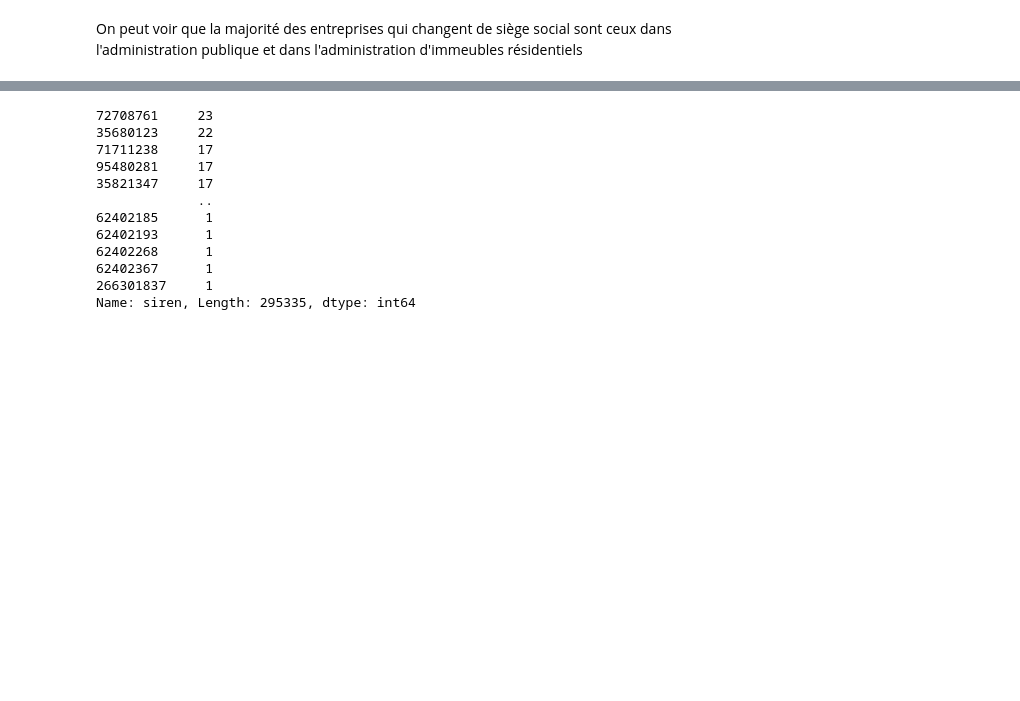
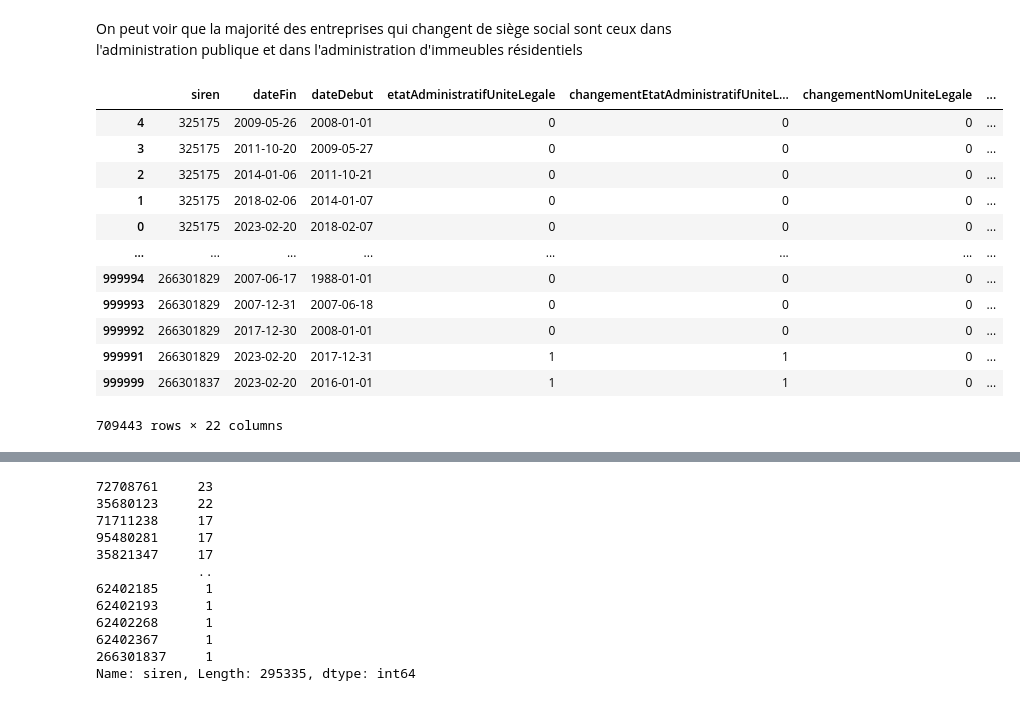
Before and after one commit to JonathanLouamba/Projet_GGVie, a Jupyter notebook: Detection_UniteLegaleHist_GGVIE.ipynb, the cells around one changed output, grey strips where cells are left out. Drawn from its saved outputs; the diff is of its cells as text; code cells hidden in the pictures; blank space fills up the shorter version.

```diff
--- a/Detection_UniteLegaleHist_GGVIE.ipynb
+++ b/Detection_UniteLegaleHist_GGVIE.ipynb
@@ -247,2 +259,18 @@ pd.Series(encoder_apul.inverse_transform(df["activitePrincipaleUniteLegale"].loc
 # %% [markdown]
 On peut voir que la majorité des entreprises qui changent de siège social sont ceux dans l'administration publique et dans l'administration d'immeubles résidentiels
+# %%
+df
+# %% [output]
+|  | siren | dateFin | dateDebut | etatAdministratifUniteLegale | changementEtatAdministratifUniteL... | changementNomUniteLegale | ... |
+| 4 | 325175 | 2009-05-26 | 2008-01-01 | 0 | 0 | 0 | ... |
+| 3 | 325175 | 2011-10-20 | 2009-05-27 | 0 | 0 | 0 | ... |
+| 2 | 325175 | 2014-01-06 | 2011-10-21 | 0 | 0 | 0 | ... |
+| 1 | 325175 | 2018-02-06 | 2014-01-07 | 0 | 0 | 0 | ... |
+| 0 | 325175 | 2023-02-20 | 2018-02-07 | 0 | 0 | 0 | ... |
+| ... | ... | ... | ... | ... | ... | ... | ... |
+| 999994 | 266301829 | 2007-06-17 | 1988-01-01 | 0 | 0 | 0 | ... |
+| 999993 | 266301829 | 2007-12-31 | 2007-06-18 | 0 | 0 | 0 | ... |
+| 999992 | 266301829 | 2017-12-30 | 2008-01-01 | 0 | 0 | 0 | ... |
+| 999991 | 266301829 | 2023-02-20 | 2017-12-31 | 1 | 1 | 0 | ... |
+| 999999 | 266301837 | 2023-02-20 | 2016-01-01 | 1 | 1 | 0 | ... |
+709443 rows × 22 columns
```
Also changed, not shown: parts of 5 cells of this notebook, 1 other file.
